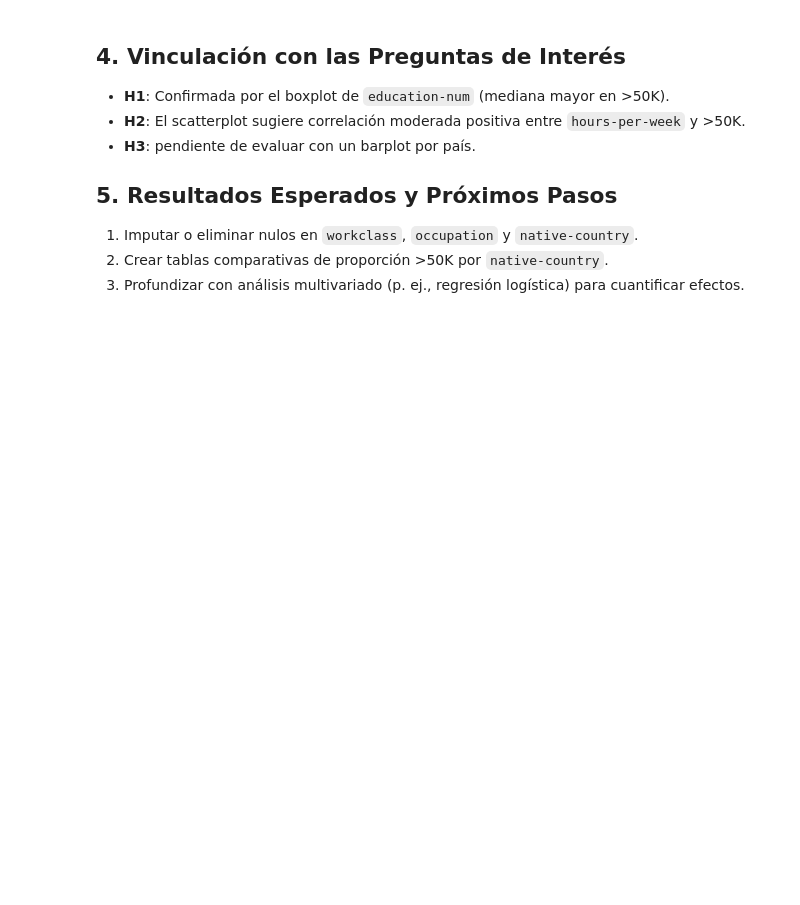
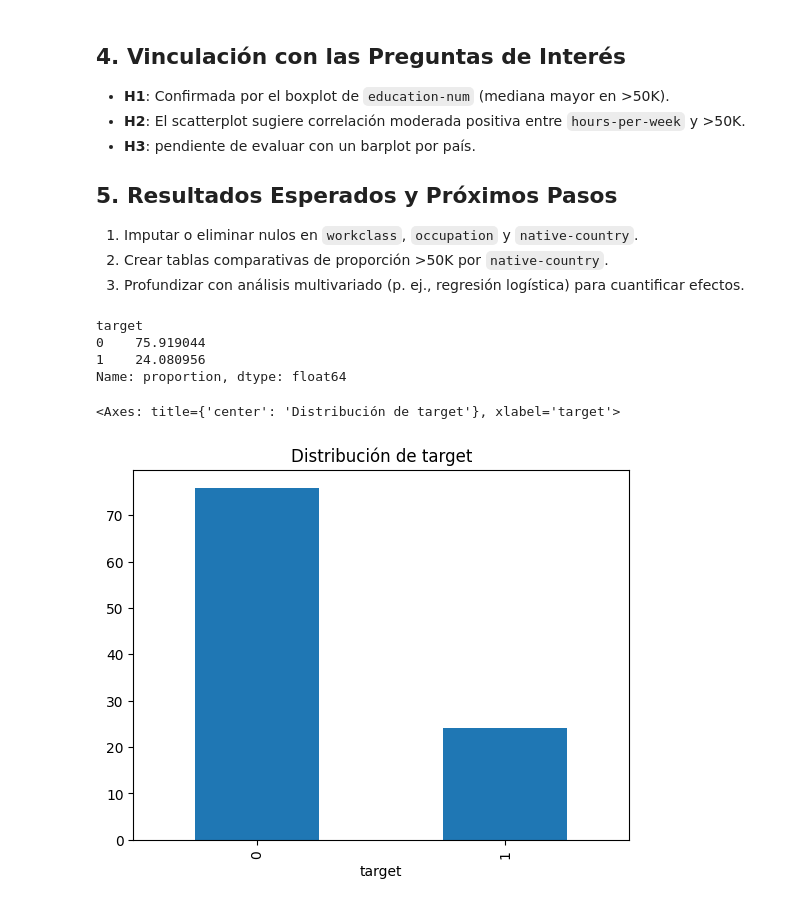
Before and after one commit to LeoAmerio/DS-Coder-Project, a Jupyter notebook: ProyectoDSAmerio.ipynb, the cells around one changed output. Cells and saved outputs as stored; diff of their text form; code cells hidden in the pictures; blank space fills up the shorter version.

```diff
--- a/ProyectoDSAmerio.ipynb
+++ b/ProyectoDSAmerio.ipynb
@@ -310,3 +373,17 @@ Este gráfico, al usar solo países con muestra robusta, ofrece estimaciones má
 1. Imputar o eliminar nulos en `workclass`, `occupation` y `native-country`.
 2. Crear tablas comparativas de proporción >50K por `native-country`.
 3. Profundizar con análisis multivariado (p. ej., regresión logística) para cuantificar efectos.
+# %%
+# en tu notebook principal, tras cargar df:
+df['target'] = df['income'].apply(lambda x: 1 if x.strip() == '>50K' else 0)
+# %%
+prop = df['target'].value_counts(normalize=True) * 100
+print(prop)                        # p. ej. 24% alto ingreso vs 76% bajo ingreso
+prop.plot.bar(title='Distribución de target')
+# %% [output]
+target
+0    75.919044
+1    24.080956
+Name: proportion, dtype: float64
+<Axes: title={'center': 'Distribución de target'}, xlabel='target'>
+[figure, added]
```
Also changed, not shown: parts of 35 cells of this notebook, 1 other file.
